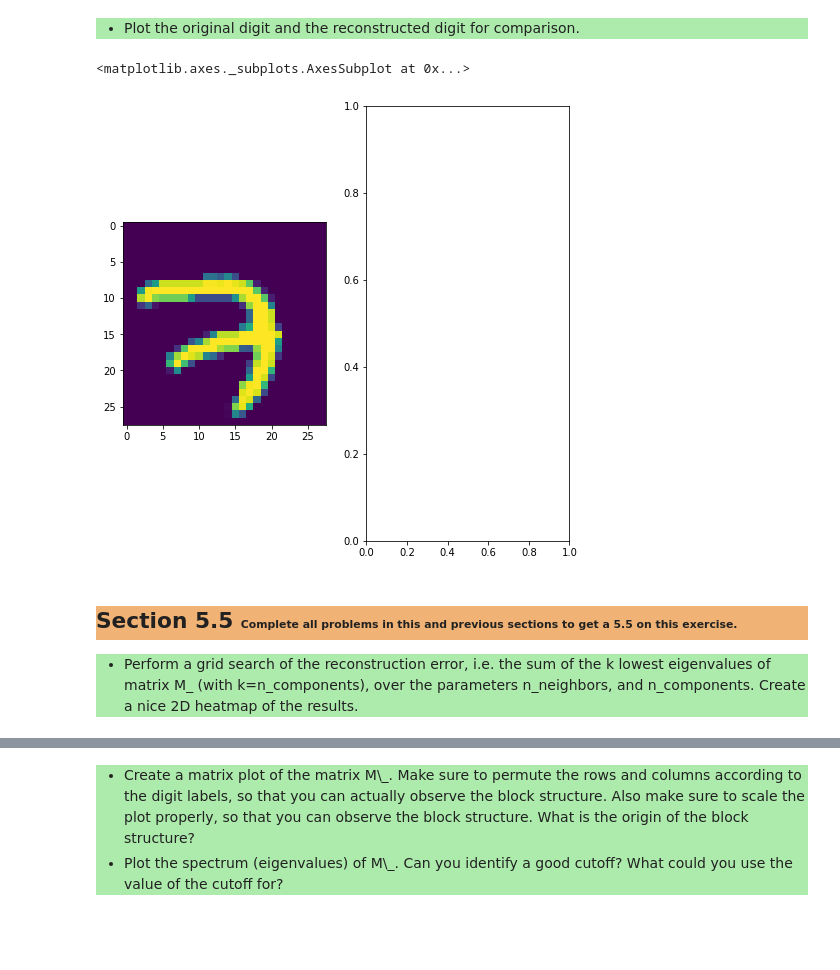
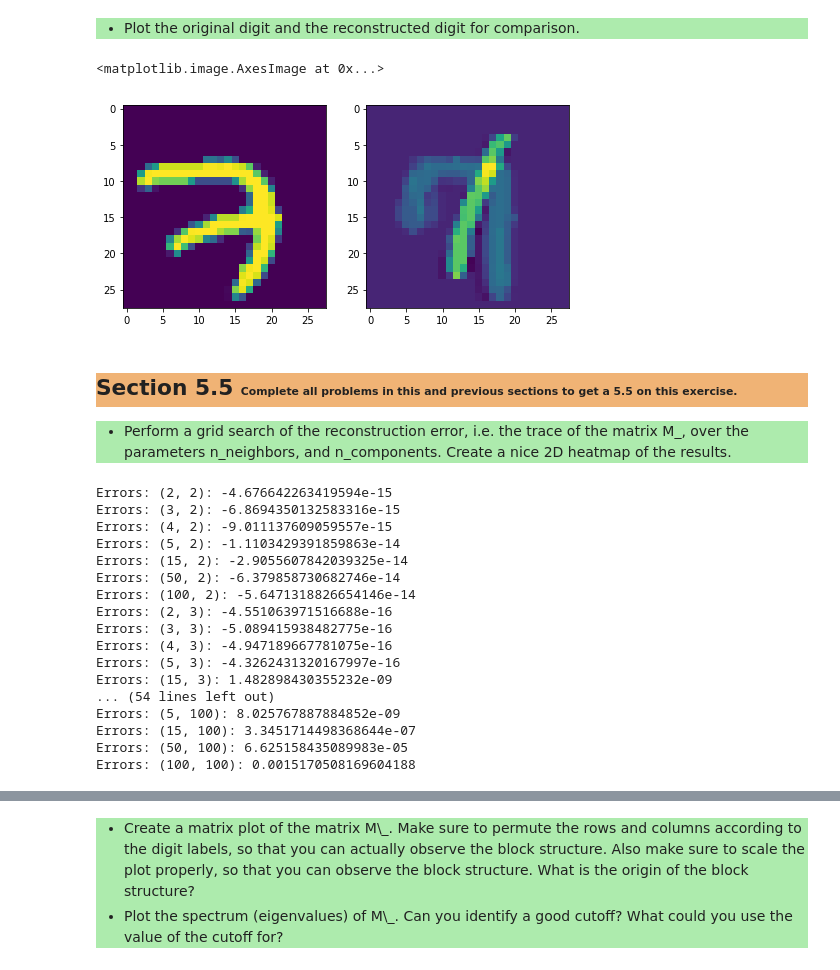
Before and after one commit to mcreng/stat-learning, a Jupyter notebook: slt-ce-1.ipynb, the cells around one changed output, grey strips where cells are left out. Cells and saved outputs as stored; diff of their text form; code cells hidden in the pictures; blank space fills up the shorter version.

```diff
--- a/slt-ce-1.ipynb
+++ b/slt-ce-1.ipynb
@@ -207,7 +301,7 @@ Wall time: 44.1 s
 # %% [markdown]
 Put the description of your approach to invert the LLE embedding here.
 # %%
-embedded_digit = myLLE.transform(mnist.train.images[0])
+embedded_digit = myLLE.transform(mnist.train.images[[0]])
 reconstructed_digit = myLLE.inverse_transform(embedded_digit)
 # %% [markdown]
 <ul style="background-color:#adebad;">
@@ -218,12 +312,12 @@ reconstructed_digit = myLLE.inverse_transform(embedded_digit)
 # %%
 plt.figure(figsize=(8,8))
 plt.subplot(121)
 plt.imshow(mnist.train.images[0].reshape(28,28))
 plt.subplot(122)
-# plt.imshow(reconstructed_digit.reshape(28,28))
+plt.imshow(reconstructed_digit.reshape(28, 28))
 # %% [output]
-<matplotlib.axes._subplots.AxesSubplot at 0x...>
+<matplotlib.image.AxesImage at 0x...>
-[figure, old version]
+[figure, new version]
 # %% [markdown]
 <h2 style="background-color:#f0b375;"> Section 5.5
 <span style=font-size:50%> Complete all problems in this and previous sections to get a 5.5 on this exercise. </span>
@@ -231,7 +325,32 @@ plt.subplot(122)
 
 <ul style="background-color:#adebad;">
         <li>
-        Perform a grid search of the reconstruction error, i.e. the sum of the k lowest eigenvalues of matrix M_ (with k=n_components), over the parameters n_neighbors, and n_components.
+        Perform a grid search of the reconstruction error, i.e. the trace of the matrix M_, over the parameters n_neighbors, and n_components.
         Create a nice 2D heatmap of the results.
         </li>
     </ul>
+# %%
+errors = {}
+for n_neighbors in [2, 3, 4, 5, 6, 7, 8, 15, 50, 100]:
+    for n_components in [2, 3, 4, 5, 15, 50, 100]:
+        LLE = LocallyLinearEmbedding(n_components, n_neighbors).fit(mnist.validation.images)
+        errors[(n_components, n_neighbors)] = np.sum(LLE.M_eigval_[1:n_neighbors+1])
+        print('Errors: ({}, {}): {}'.format(n_components, n_neighbors, np.sum(LLE.M_eigval_[1:n_components+1])))
+# %% [output]
+Errors: (2, 2): -4.676642263419594e-15
+Errors: (3, 2): -6.8694350132583316e-15
+Errors: (4, 2): -9.011137609059557e-15
+Errors: (5, 2): -1.1103429391859863e-14
+Errors: (15, 2): -2.9055607842039325e-14
+Errors: (50, 2): -6.379858730682746e-14
+Errors: (100, 2): -5.6471318826654146e-14
+Errors: (2, 3): -4.551063971516688e-16
+Errors: (3, 3): -5.089415938482775e-16
+Errors: (4, 3): -4.947189667781075e-16
+Errors: (5, 3): -4.3262431320167997e-16
+Errors: (15, 3): 1.482898430355232e-09
+... (54 lines left out)
+Errors: (5, 100): 8.025767887884852e-09
+Errors: (15, 100): 3.3451714498368644e-07
+Errors: (50, 100): 6.625158435089983e-05
+Errors: (100, 100): 0.0015170508169604188
```
Also changed, not shown: parts of 24 cells of this notebook.
